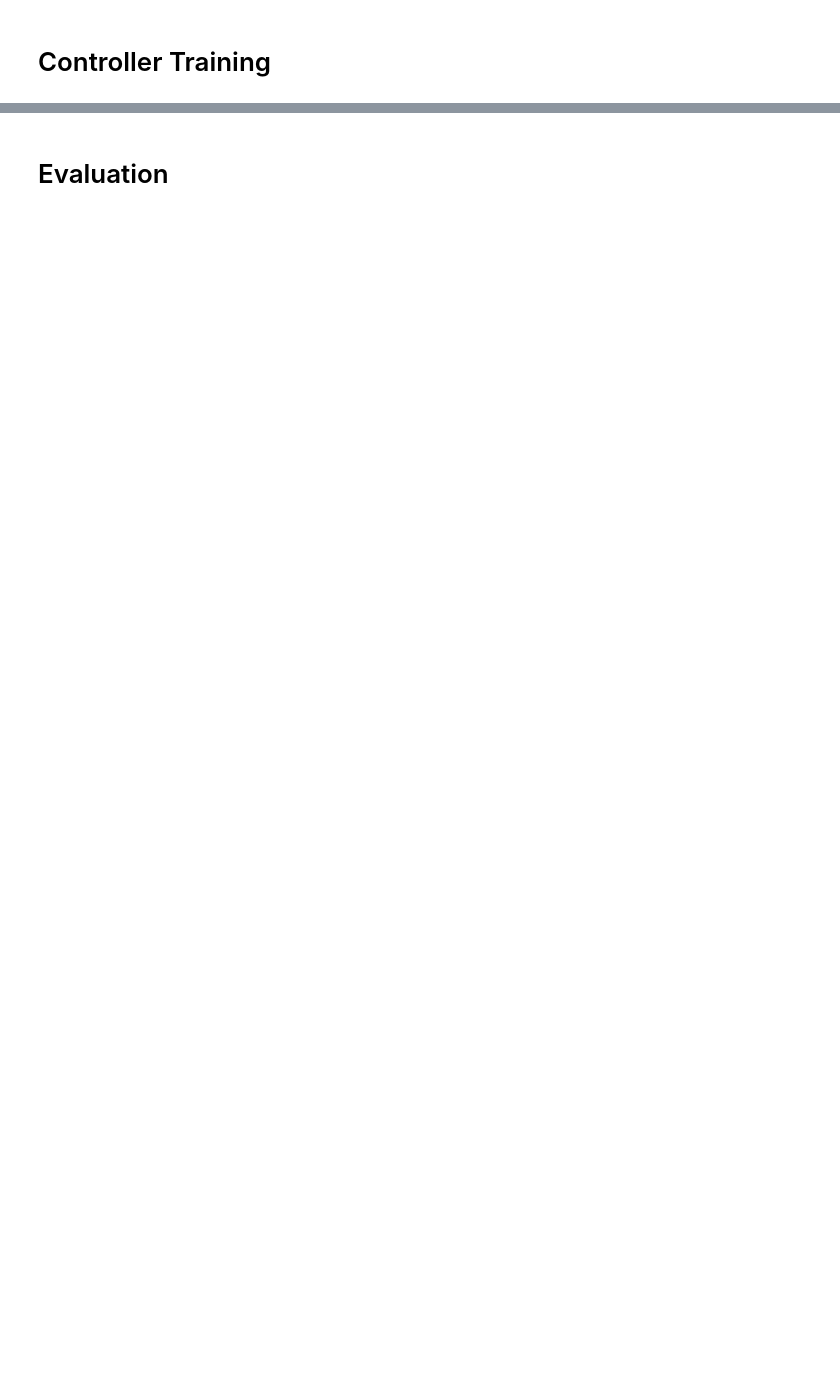
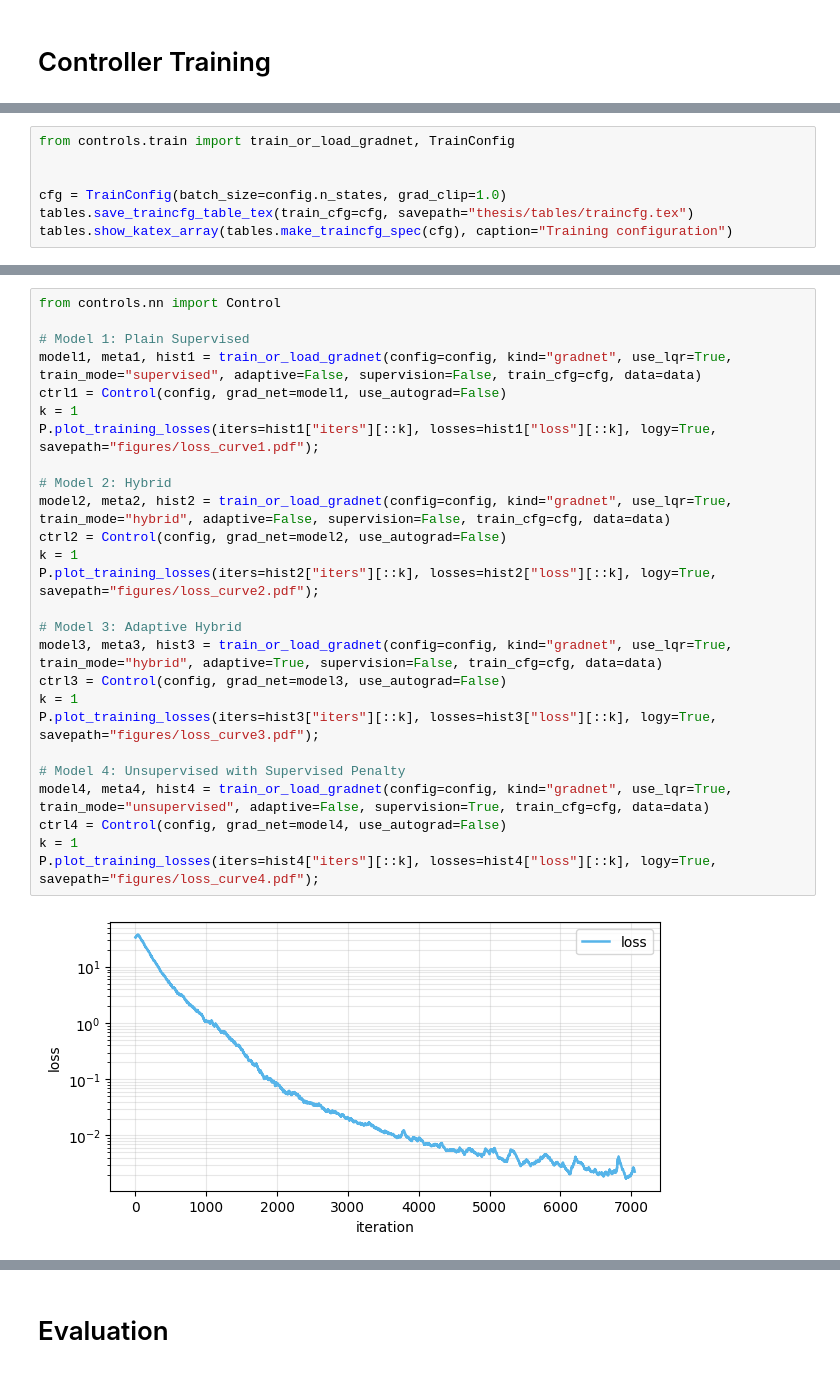
Before and after one commit to flosoellner/AdHoc, a Jupyter notebook: experiment.ipynb, the cells around one changed output, grey strips where cells are left out. Saved outputs shown, nothing was run; the diff lists cells and outputs as text; blank space fills up the shorter version.

```diff
--- a/experiment.ipynb
+++ b/experiment.ipynb
@@ -96,0 +39,7 @@ NameError: name 'train_controller' is not defined
+# %%
+from controls.train import train_or_load_gradnet, TrainConfig
+
+
+cfg = TrainConfig(batch_size=config.n_states, grad_clip=1.0)
+tables.save_traincfg_table_tex(train_cfg=cfg, savepath="thesis/tables/traincfg.tex")
+tables.show_katex_array(tables.make_traincfg_spec(cfg), caption="Training configuration")
@@ -96,0 +49,28 @@ NameError: name 'train_controller' is not defined
+# %%
+from controls.nn import Control
+
+# Model 1: Plain Supervised
+model1, meta1, hist1 = train_or_load_gradnet(config=config, kind="gradnet", use_lqr=True, train_mode="supervised", adaptive=False, supervision=False, train_cfg=cfg, data=data)
+ctrl1 = Control(config, grad_net=model1, use_autograd=False)
+k = 1
+P.plot_training_losses(iters=hist1["iters"][::k], losses=hist1["loss"][::k], logy=True, savepath="figures/loss_curve1.pdf");
+
+# Model 2: Hybrid
+model2, meta2, hist2 = train_or_load_gradnet(config=config, kind="gradnet", use_lqr=True, train_mode="hybrid", adaptive=False, supervision=False, train_cfg=cfg, data=data)
+ctrl2 = Control(config, grad_net=model2, use_autograd=False)
+k = 1
+P.plot_training_losses(iters=hist2["iters"][::k], losses=hist2["loss"][::k], logy=True, savepath="figures/loss_curve2.pdf");
+
+# Model 3: Adaptive Hybrid
+model3, meta3, hist3 = train_or_load_gradnet(config=config, kind="gradnet", use_lqr=True, train_mode="hybrid", adaptive=True, supervision=False, train_cfg=cfg, data=data)
+ctrl3 = Control(config, grad_net=model3, use_autograd=False)
+k = 1
+P.plot_training_losses(iters=hist3["iters"][::k], losses=hist3["loss"][::k], logy=True, savepath="figures/loss_curve3.pdf");
+
+# Model 4: Unsupervised with Supervised Penalty
+model4, meta4, hist4 = train_or_load_gradnet(config=config, kind="gradnet", use_lqr=True, train_mode="unsupervised", adaptive=False, supervision=True, train_cfg=cfg, data=data)
+ctrl4 = Control(config, grad_net=model4, use_autograd=False)
+k = 1
+P.plot_training_losses(iters=hist4["iters"][::k], losses=hist4["loss"][::k], logy=True, savepath="figures/loss_curve4.pdf");
+# %% [output]
+[figure, added]
```
Also changed, not shown: parts of 30 cells of this notebook, 18 other files.
